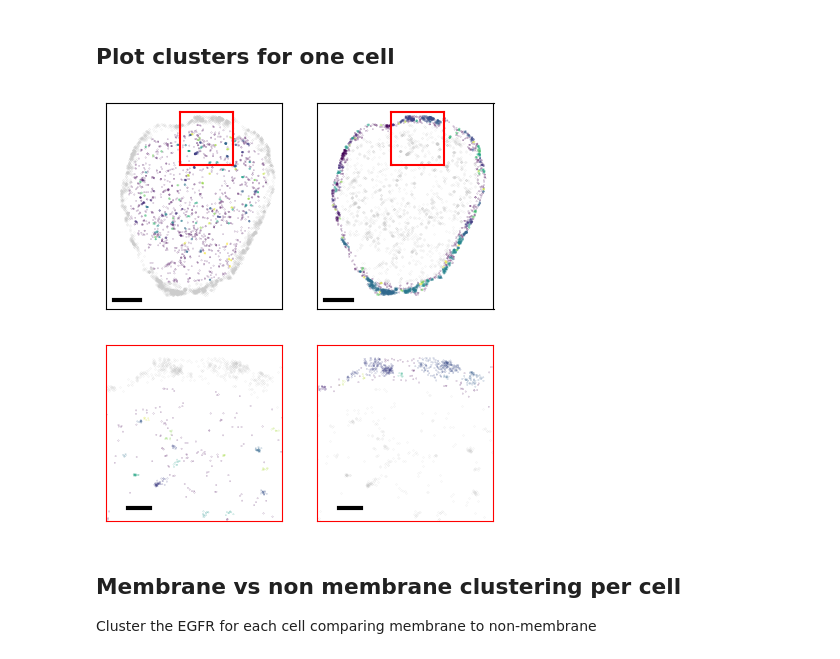
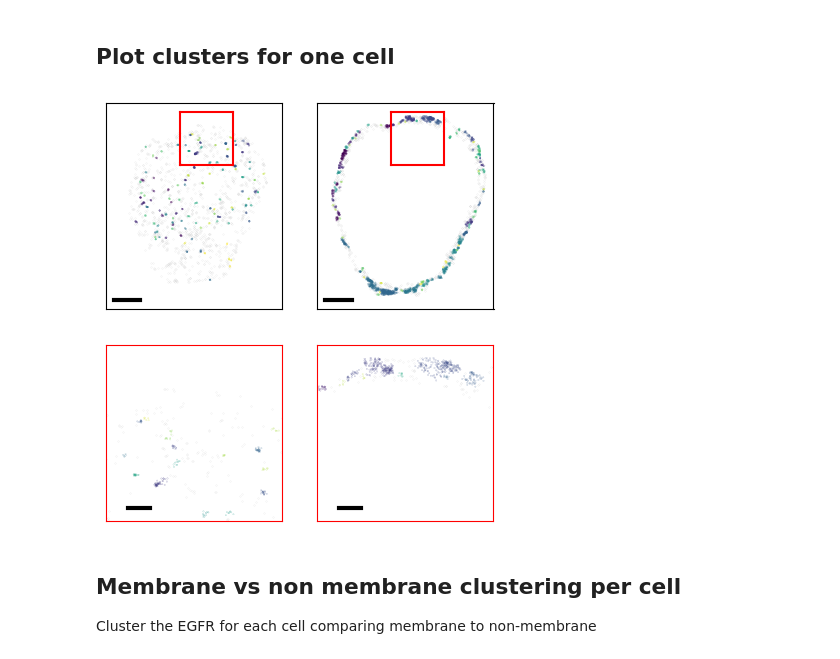
Before and after one commit to oubino/locpix, a Jupyter notebook: examples/c15_data_ds_analysis/analysis.ipynb, the cells around one changed output. Cells and saved outputs as stored; diff of their text form; code cells hidden in the pictures.

```diff
--- a/examples/c15_data_ds_analysis/analysis.ipynb
+++ b/examples/c15_data_ds_analysis/analysis.ipynb
@@ -342,8 +342,10 @@ plt.close("all")
 fig, axs = plt.subplots(1, 2, figsize=(5,5), sharex=True, sharey=True)
 axs[0].tick_params(left = False, labelleft=False, bottom = False, labelbottom=False)
 axs[0].set(aspect=1)
-axs[0].scatter(non_memb_df[["x"]], non_memb_df[["y"]], c=non_memb_df[["clusterID"]], s=.01)
-axs[0].scatter(memb_df[["x"]], memb_df[["y"]], c=".8", s=.01, alpha=1)
+non_memb_df_not_clustered = non_memb_df.filter(pl.col("clusterID") == -1)
+non_memb_df_clustered = non_memb_df.filter(pl.col("clusterID") != -1)
+axs[0].scatter(non_memb_df_clustered[["x"]], non_memb_df_clustered[["y"]], c=non_memb_df_clustered[["clusterID"]], s=.01)
+axs[0].scatter(non_memb_df_not_clustered[["x"]], non_memb_df_not_clustered[["y"]], c=".8", s=.01, alpha=1)
 axs[0].plot([37000, 41000], [10800, 10800], '-', c='r')
 axs[0].plot([37000, 37000], [10800, 14800], '-', c='r')
 axs[0].plot([41000, 41000], [10800, 14800], '-', c='r')
@@ -351,45 +353,51 @@ axs[0].plot([37000, 41000], [14800, 14800], '-', c='r')
 axs[0].plot([32000, 34000], [25000, 25000], '-', c='k', lw=3)
 #axs[0].ticklabel_format(style="sci", scilimits=[0,0])
 axs[1].set(aspect=1)
-axs[1].scatter(memb_df[["x"]], memb_df[["y"]], c=memb_df[["clusterID"]], s=.01)
-axs[1].scatter(non_memb_df[["x"]], non_memb_df[["y"]], c=".8", s=.01)
+memb_df_not_clustered = memb_df.filter(pl.col("clusterID") == -1)
+memb_df_clustered = memb_df.filter(pl.col("clusterID") != -1)
+axs[1].scatter(memb_df_clustered[["x"]], memb_df_clustered[["y"]], c=memb_df_clustered[["clusterID"]], s=.01)
+axs[1].scatter(memb_df_not_clustered[["x"]], memb_df_not_clustered[["y"]], c=".8", s=.01)
 axs[1].tick_params(left = False, labelleft=False, bottom = False, labelbottom=False)
 axs[1].plot([37000, 41000], [10800, 10800], '-', c='r')
 axs[1].plot([37000, 37000], [10800, 14800], '-', c='r')
 axs[1].plot([41000, 41000], [10800, 14800], '-', c='r')
 axs[1].plot([37000, 41000], [14800, 14800], '-', c='r')
 axs[1].plot([32000, 34000], [25000, 25000], '-', c='k', lw=3)
 plt.gca().invert_yaxis()
 plt.savefig("cluster_plot.eps", format="eps")
 plt.show()
 fig, axs = plt.subplots(1, 2, figsize=(5,5), sharex=True, sharey=True)
 axs[0].tick_params(left = False, labelleft=False, bottom = False, labelbottom=False)
 axs[0].set(aspect=1)
-axs[0].scatter(non_memb_df[["x"]], non_memb_df[["y"]], c=non_memb_df[["clusterID"]], s=.01)
-axs[0].scatter(memb_df[["x"]], memb_df[["y"]], c=".8", s=.01, alpha=1)
+non_memb_df_not_clustered = non_memb_df.filter(pl.col("clusterID") == -1)
+non_memb_df_clustered = non_memb_df.filter(pl.col("clusterID") != -1)
+axs[0].scatter(non_memb_df_clustered[["x"]], non_memb_df_clustered[["y"]], c=non_memb_df_clustered[["clusterID"]], s=.01)
+axs[0].scatter(non_memb_df_not_clustered[["x"]], non_memb_df_not_clustered[["y"]], c=".8", s=.01, alpha=1)
 axs[0].set_ylim(10800,14800)
 axs[0].set_xlim(37000,41000)
 axs[0].plot([37500, 38000], [14500, 14500], '-', c='k', lw=3)
 axs[0].spines['top'].set_color('red')
 axs[0].spines['right'].set_color('red')
 axs[0].spines['bottom'].set_color('red')
 axs[0].spines['left'].set_color('red')
 #axs[0].ticklabel_format(style="sci", scilimits=[0,0])
 axs[1].set(aspect=1)
-axs[1].scatter(memb_df[["x"]], memb_df[["y"]], c=memb_df[["clusterID"]], s=.01)
-axs[1].scatter(non_memb_df[["x"]], non_memb_df[["y"]], c=".8", s=.01)
+memb_df_not_clustered = memb_df.filter(pl.col("clusterID") == -1)
+memb_df_clustered = memb_df.filter(pl.col("clusterID") != -1)
+axs[1].scatter(memb_df_clustered[["x"]], memb_df_clustered[["y"]], c=memb_df_clustered[["clusterID"]], s=.01)
+axs[1].scatter(memb_df_not_clustered[["x"]], memb_df_not_clustered[["y"]], c=".8", s=.01)
 axs[1].tick_params(left = False, labelleft=False, bottom = False, labelbottom=False)
 axs[1].plot([37500, 38000], [14500, 14500], '-', c='k', lw=3)
 axs[1].spines['top'].set_color('red')
 axs[1].spines['right'].set_color('red')
 axs[1].spines['bottom'].set_color('red')
 axs[1].spines['left'].set_color('red')
 plt.gca().invert_yaxis()
 plt.savefig("cluster_plot_zoom.eps", format="eps")
 plt.show()
 # %% [output]
-[figure, old version]
+[figure, new version]
-[figure, old version]
+[figure, new version]
 # %% [markdown]
 ## Membrane vs non membrane clustering per cell
 
```
Also changed, not shown: parts of 5 cells of this notebook, 11 other files.
